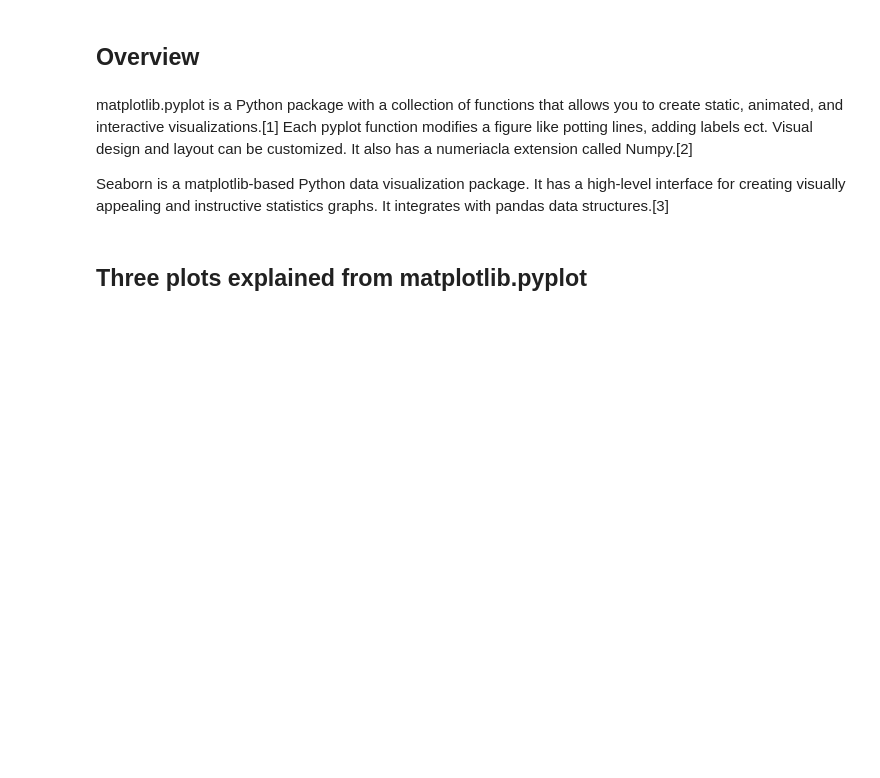
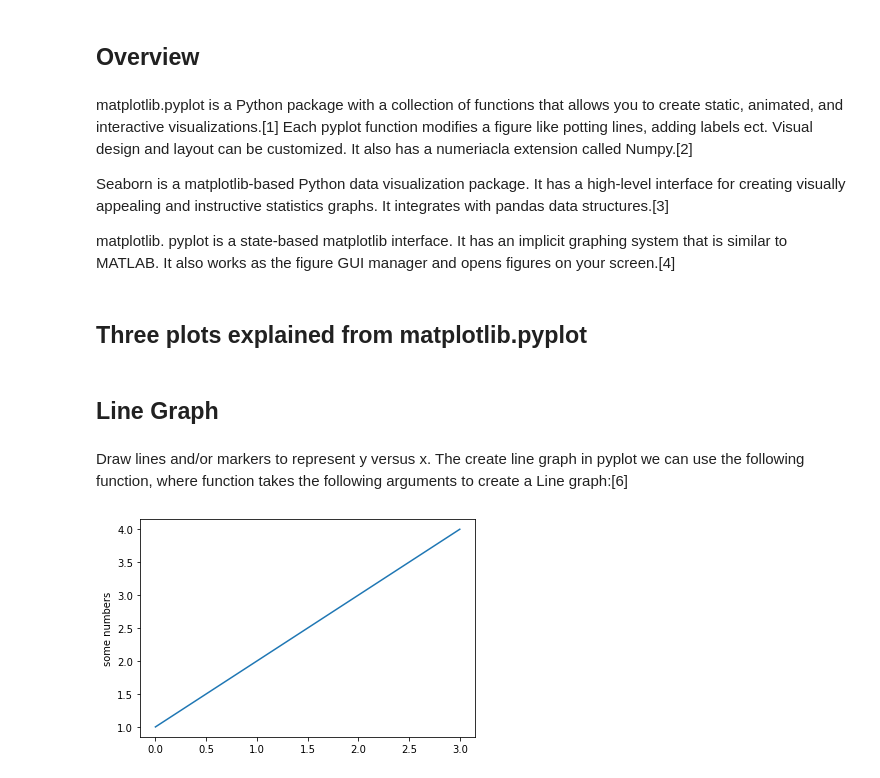
Before and after one commit to Trishmcc/Fundamentals-of-Data-Analytics, a Jupyter notebook: pyplot.ipynb, the cells around one changed output. Drawn from its saved outputs; the diff is of its cells as text; code cells hidden in the pictures; blank space fills up the shorter version.

Commit message:
matplotlib.pyplot

```diff
--- a/pyplot.ipynb
+++ b/pyplot.ipynb
@@ -14,5 +14,18 @@ import matplotlib.pyplot as plt
 matplotlib.pyplot is a Python package with a collection of functions that allows you to create static, animated, and interactive visualizations.[1] Each pyplot function modifies a figure like potting lines, adding labels ect. Visual design and layout can be customized. It also has a numeriacla extension called Numpy.[2]
 
 Seaborn is a matplotlib-based Python data visualization package. It has a high-level interface for creating visually appealing and instructive statistics graphs. It integrates with pandas data structures.[3]
+
+matplotlib. pyplot is a state-based matplotlib interface. It has an implicit graphing system that is similar to MATLAB. It also works as the figure GUI manager and opens figures on your screen.[4]
 # %% [markdown]
 ## Three plots explained from matplotlib.pyplot
+# %% [markdown]
+## Line Graph
+# %% [markdown]
+Draw lines and/or markers to represent y versus x.
+The create line graph in pyplot we can use the  following function, where function takes the following arguments to create a Line graph:[6]
+# %%
+plt.plot([1, 2, 3, 4])
+plt.ylabel('some numbers')
+plt.show()
+# %% [output]
+[figure, added]
```
Also changed, not shown: parts of 9 cells of this notebook.
